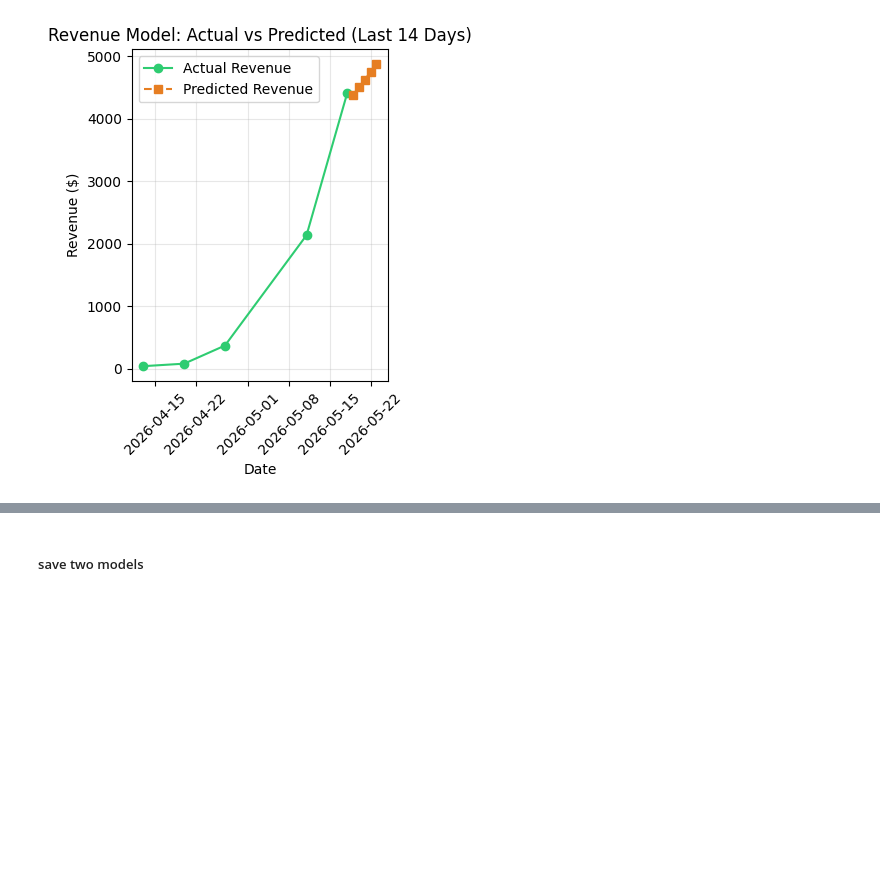
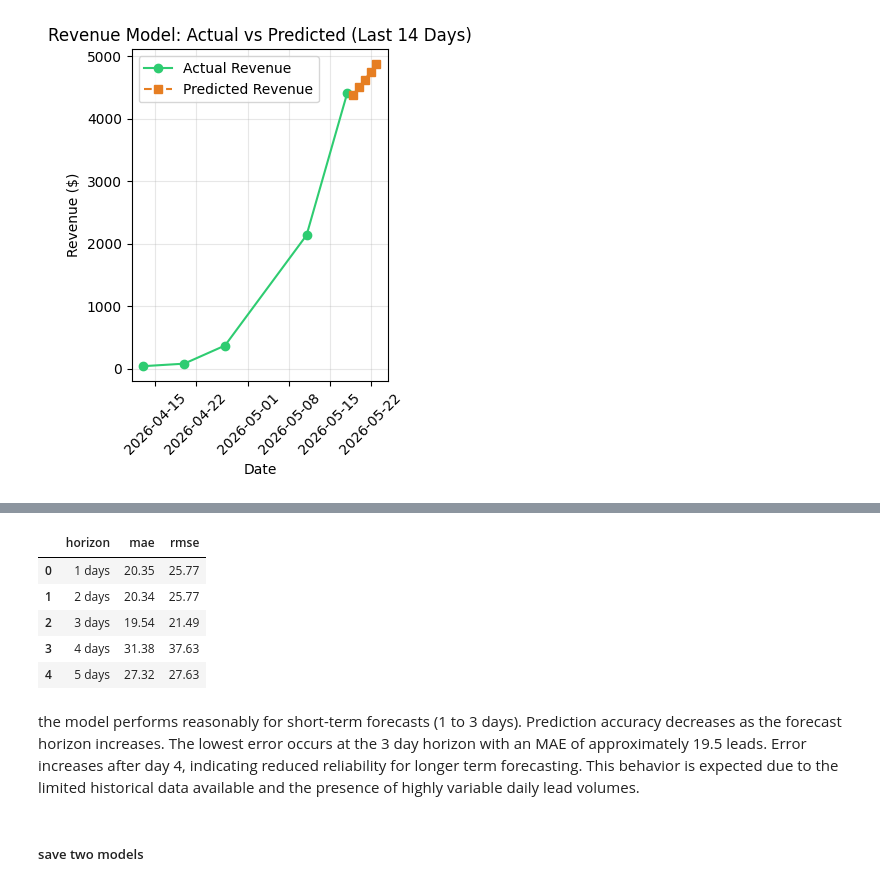
Before and after one commit to youssef-113/end-to-end-TimeSeries-forecasting, a Jupyter notebook: notebook/Understanding-Cleaning-EDA-CompaignData.ipynb, the cells around one changed output, grey strips where cells are left out. Drawn from its saved outputs; the diff is of its cells as text; code cells hidden in the pictures; blank space fills up the shorter version.

```diff
--- a/notebook/Understanding-Cleaning-EDA-CompaignData.ipynb
+++ b/notebook/Understanding-Cleaning-EDA-CompaignData.ipynb
@@ -2482,3 +2505,20 @@ plt.show()
+# %%
+metrics = performance_metrics(cv_results)
+
+metrics[['horizon','mae','rmse']].head()
+# %% [output]
+|  | horizon | mae | rmse |
+| 0 | 1 days | 20.35 | 25.77 |
+| 1 | 2 days | 20.34 | 25.77 |
+| 2 | 3 days | 19.54 | 21.49 |
+| 3 | 4 days | 31.38 | 37.63 |
+| 4 | 5 days | 27.32 | 27.63 |
+# %% [markdown]
+the model performs reasonably for short-term forecasts (1 to 3 days).
+Prediction accuracy decreases as the forecast horizon increases.
+The lowest error occurs at the 3 day horizon with an MAE of approximately 19.5 leads.
+Error increases after day 4, indicating reduced reliability for longer term forecasting.
+This behavior is expected due to the limited historical data available and the presence of highly variable daily lead volumes.
 # %% [markdown]
 ##### save two models
 # %%
```
Also changed, not shown: parts of 4 cells of this notebook.
